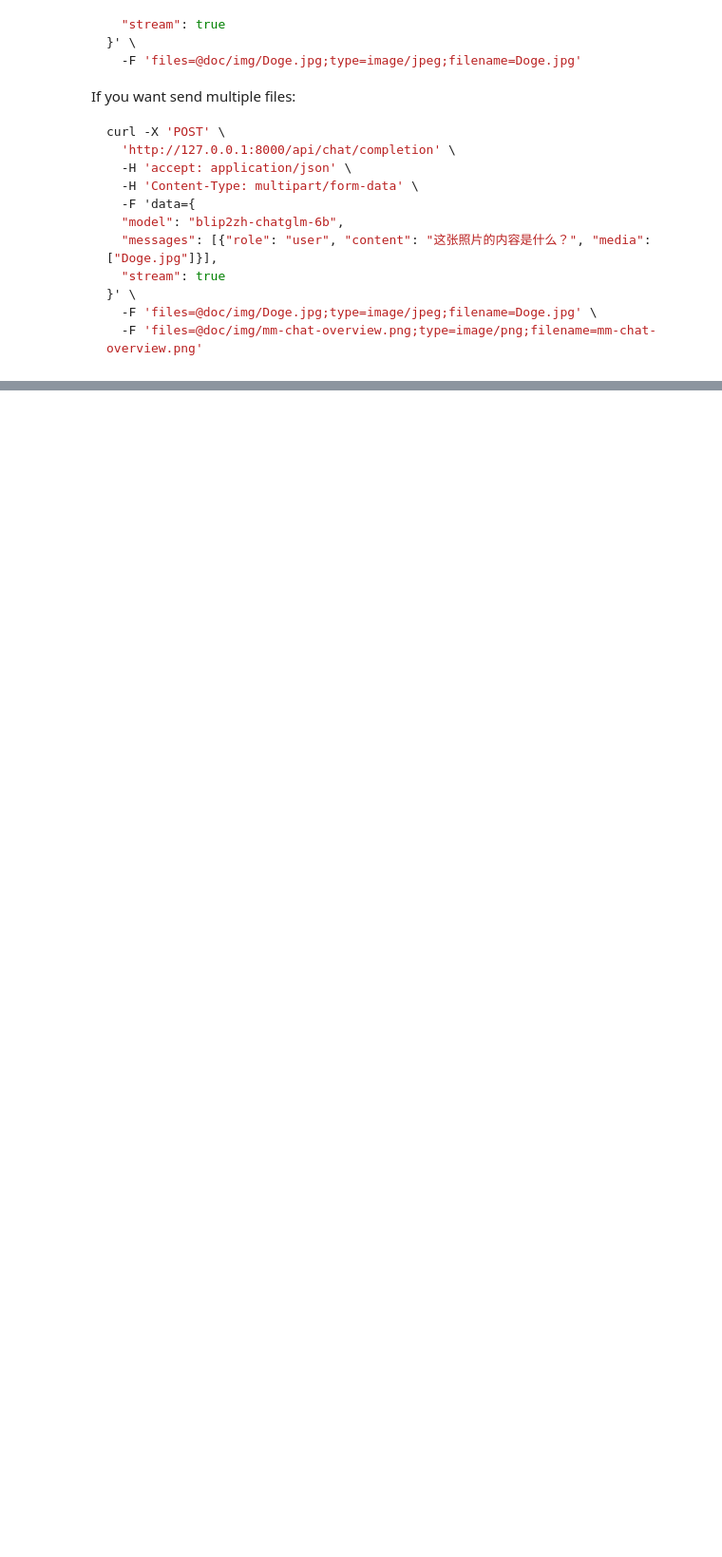
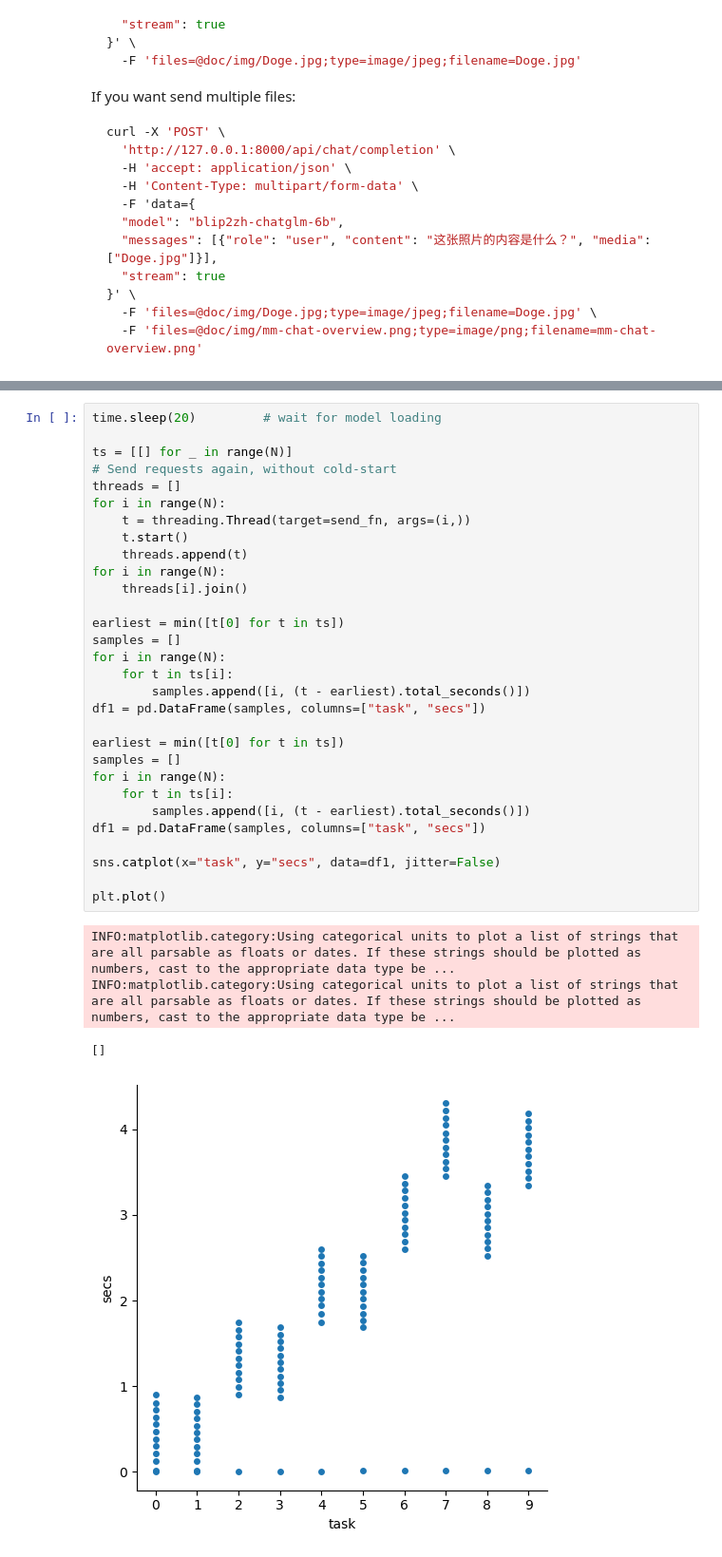
Before and after one commit to XiPotatonium/chatbot-api, a Jupyter notebook: examples.ipynb, the cells around one changed output, grey strips where cells are left out. Shown at 95% size. Saved outputs shown, nothing was run; the diff lists cells and outputs as text; blank space fills up the shorter version.

```diff
--- a/examples.ipynb
+++ b/examples.ipynb
@@ -166,0 +238,35 @@ except requests.exceptions.HTTPError as err:
+# %%
+time.sleep(20)         # wait for model loading
+
+ts = [[] for _ in range(N)]
+# Send requests again, without cold-start
+threads = []
+for i in range(N):
+    t = threading.Thread(target=send_fn, args=(i,))
+    t.start()
+    threads.append(t)
+for i in range(N):
+    threads[i].join()
+
+earliest = min([t[0] for t in ts])
+samples = []
+for i in range(N):
+    for t in ts[i]:
+        samples.append([i, (t - earliest).total_seconds()])
+df1 = pd.DataFrame(samples, columns=["task", "secs"])
+
+earliest = min([t[0] for t in ts])
+samples = []
+for i in range(N):
+    for t in ts[i]:
+        samples.append([i, (t - earliest).total_seconds()])
+df1 = pd.DataFrame(samples, columns=["task", "secs"])
+
+sns.catplot(x="task", y="secs", data=df1, jitter=False)
+
+plt.plot()
+# %% [output]
+INFO:matplotlib.category:Using categorical units to plot a list of strings that are all parsable as floats or dates. If these strings should be plotted as numbers, cast to the appropriate data type be ...
+INFO:matplotlib.category:Using categorical units to plot a list of strings that are all parsable as floats or dates. If these strings should be plotted as numbers, cast to the appropriate data type be ...
+[]
+[figure, added]
```
Also changed, not shown: parts of 5 cells of this notebook, 7 other files.
